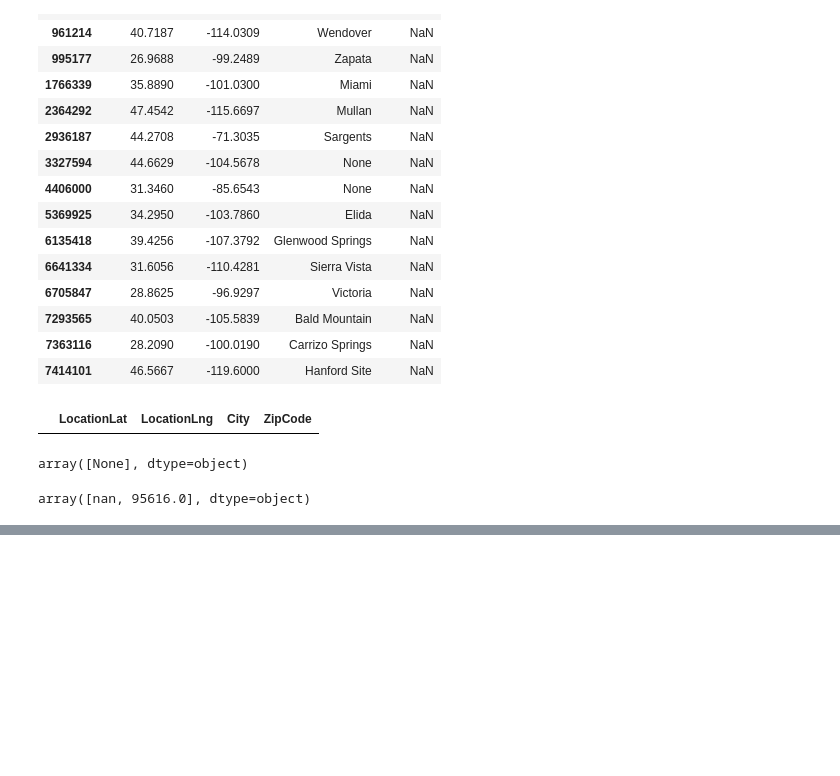
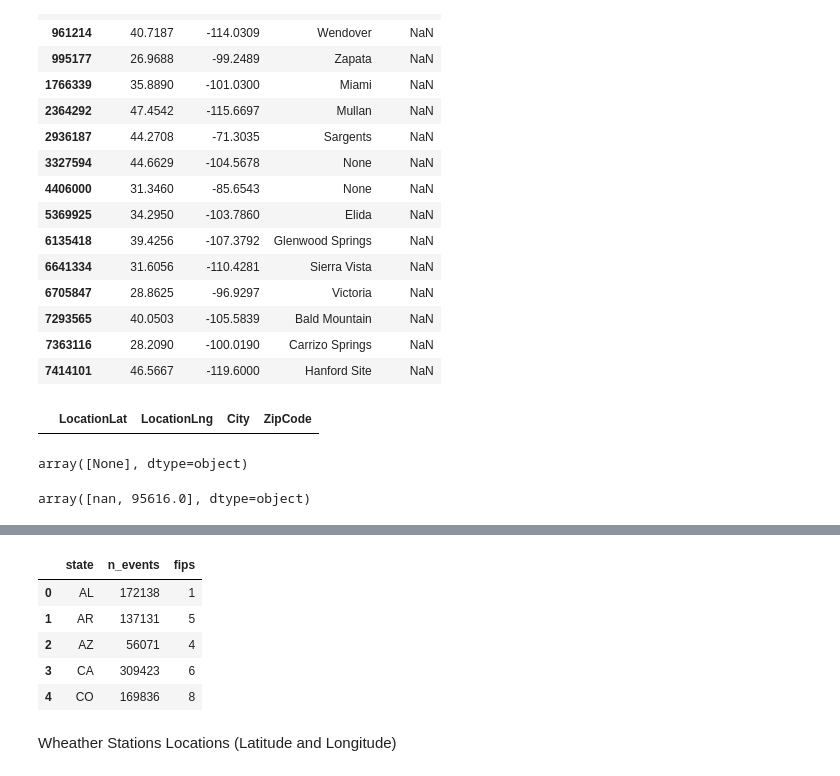
Before and after one commit to fernandohitmas/information_visualization, a Jupyter notebook: us_weather_events_16_20_project/part1.ipynb, the cells around one changed output, grey strips where cells are left out. Drawn from its saved outputs; the diff is of its cells as text; code cells hidden in the pictures; blank space fills up the shorter version.

```diff
--- a/us_weather_events_16_20_project/part1.ipynb
+++ b/us_weather_events_16_20_project/part1.ipynb
@@ -747,0 +839,21 @@ array([nan, 95616.0], dtype=object)
+# %%
+county_n_events = X.groupby('State').agg(aggregation).reset_index()
+# %%
+county_n_events.columns = ['state', 'n_events']
+# %%
+def get_state_fips(state_abb):
+    state = us.states.lookup(state_abb)
+    return int(state.fips)
+# %%
+county_n_events['fips'] = county_n_events['state'].apply(lambda x: get_state_fips(x) )
+# %%
+county_n_events.head()
+# %% [output]
+|  | state | n_events | fips |
+| 0 | AL | 172138 | 1 |
+| 1 | AR | 137131 | 5 |
+| 2 | AZ | 56071 | 4 |
+| 3 | CA | 309423 | 6 |
+| 4 | CO | 169836 | 8 |
+# %% [markdown]
+Wheather Stations Locations (Latitude and Longitude)
```
Also changed, not shown: parts of 16 cells of this notebook, 3 other files.
